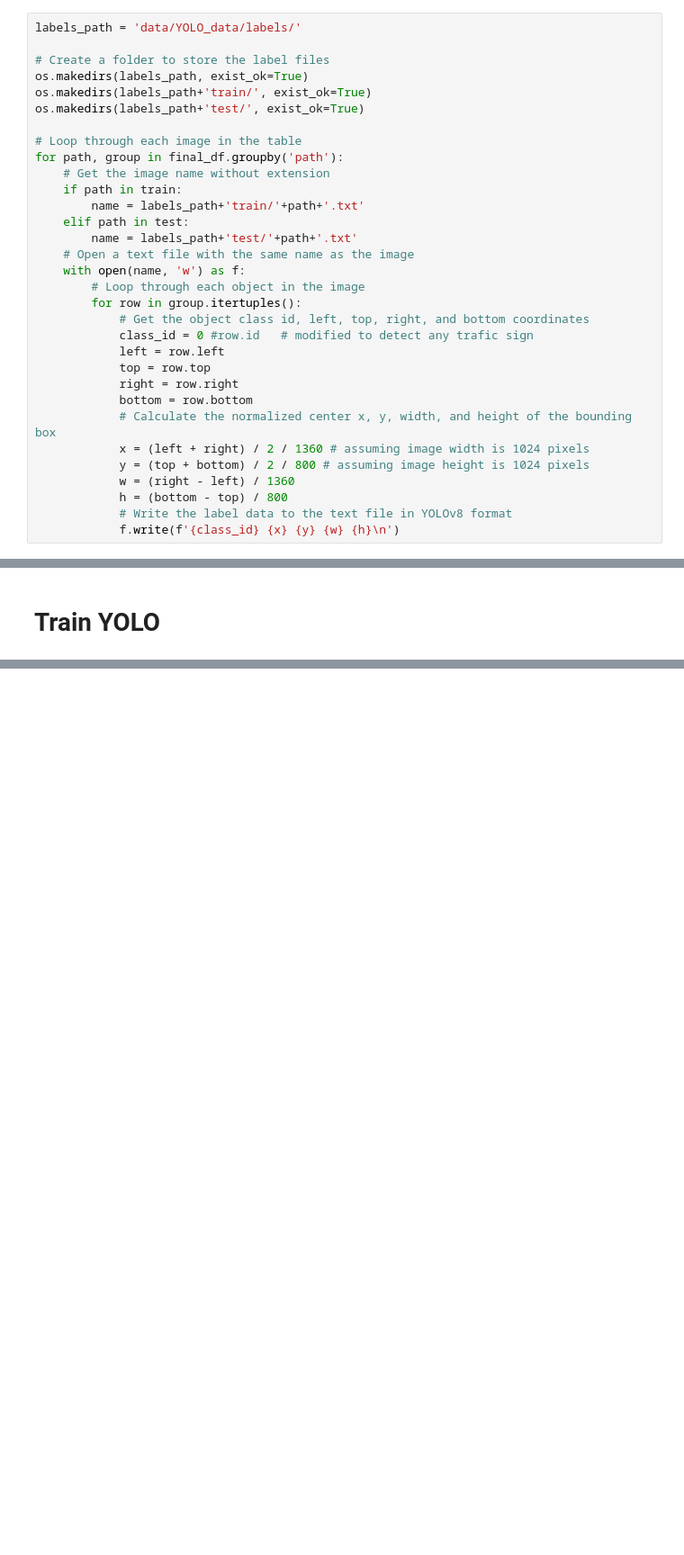
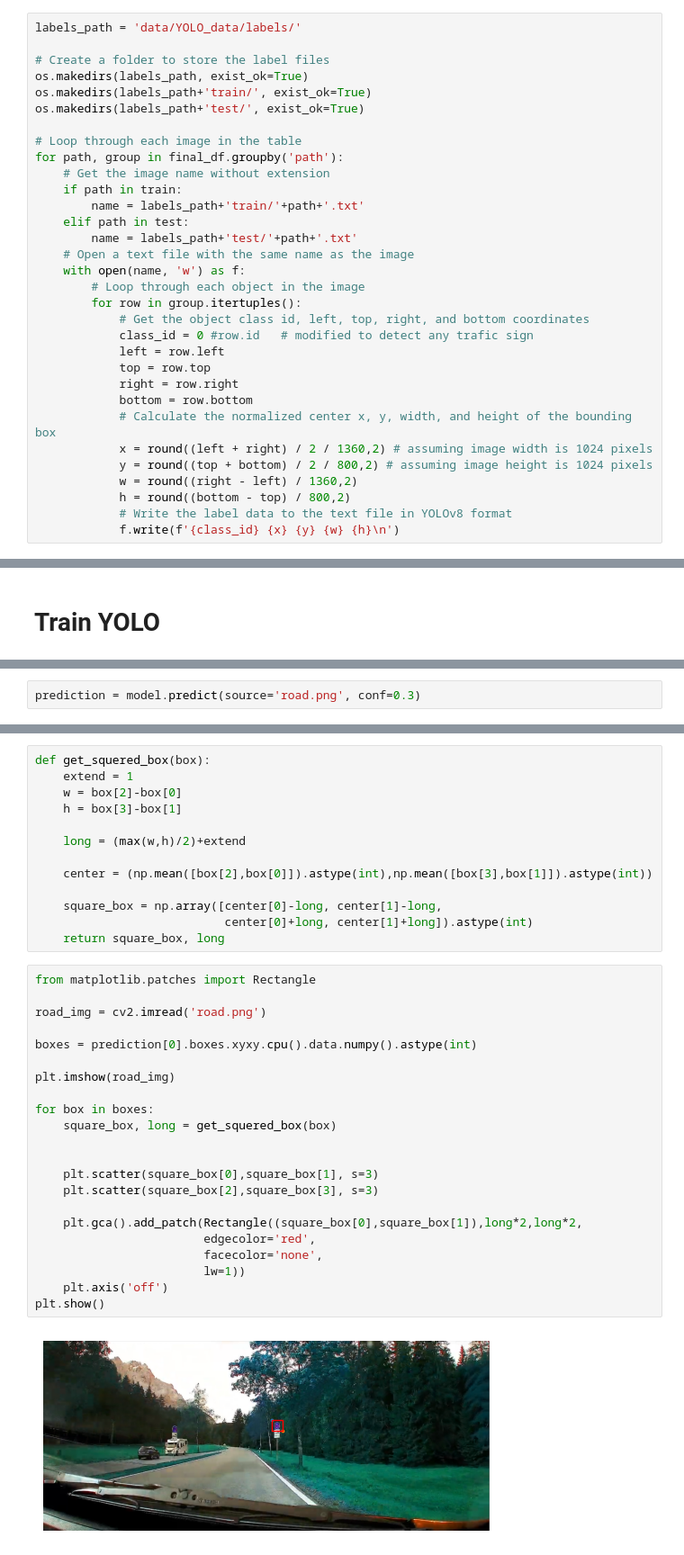
Before and after one commit to fco-parga/mna-navegacion_autonoma, a Jupyter notebook: Actividad-4.2/YOLO.ipynb, the cells around one changed output, grey strips where cells are left out. Shown at 90% size. Drawn from its saved outputs; the diff is of its cells as text; blank space fills up the shorter version.

```diff
--- a/Actividad-4.2/YOLO.ipynb
+++ b/Actividad-4.2/YOLO.ipynb
@@ -208,10 +208,10 @@ for path, group in final_df.groupby('path'):
             right = row.right
             bottom = row.bottom
             # Calculate the normalized center x, y, width, and height of the bounding box
-            x = (left + right) / 2 / 1360 # assuming image width is 1024 pixels
-            y = (top + bottom) / 2 / 800 # assuming image height is 1024 pixels
-            w = (right - left) / 1360
-            h = (bottom - top) / 800
+            x = round((left + right) / 2 / 1360,2) # assuming image width is 1024 pixels
+            y = round((top + bottom) / 2 / 800,2) # assuming image height is 1024 pixels
+            w = round((right - left) / 1360,2)
+            h = round((bottom - top) / 800,2)
             # Write the label data to the text file in YOLOv8 format
             f.write(f'{class_id} {x} {y} {w} {h}\n')
 # %%
@@ -299,0 +306,2 @@ val: New cache created: C:\Users\fgarcia24\OneDrive - Schlumberger\Python\fco-pa
+# %%
+prediction = model.predict(source='road.png', conf=0.3)
@@ -299,0 +311,37 @@ val: New cache created: C:\Users\fgarcia24\OneDrive - Schlumberger\Python\fco-pa
+# %%
+def get_squered_box(box):
+    extend = 1
+    w = box[2]-box[0]
+    h = box[3]-box[1]
+
+    long = (max(w,h)/2)+extend
+
+    center = (np.mean([box[2],box[0]]).astype(int),np.mean([box[3],box[1]]).astype(int))
+
+    square_box = np.array([center[0]-long, center[1]-long,
+                           center[0]+long, center[1]+long]).astype(int)
+    return square_box, long
+# %%
+from matplotlib.patches import Rectangle
+
+road_img = cv2.imread('road.png')
+
+boxes = prediction[0].boxes.xyxy.cpu().data.numpy().astype(int)
+
+plt.imshow(road_img)
+
+for box in boxes:
+    square_box, long = get_squered_box(box)
+
+
+    plt.scatter(square_box[0],square_box[1], s=3)
+    plt.scatter(square_box[2],square_box[3], s=3)
+
+    plt.gca().add_patch(Rectangle((square_box[0],square_box[1]),long*2,long*2,
+                        edgecolor='red',
+                        facecolor='none',
+                        lw=1))
+    plt.axis('off')
+plt.show()
+# %% [output]
+[figure, added]
```
Also changed, not shown: parts of 13 cells of this notebook.
